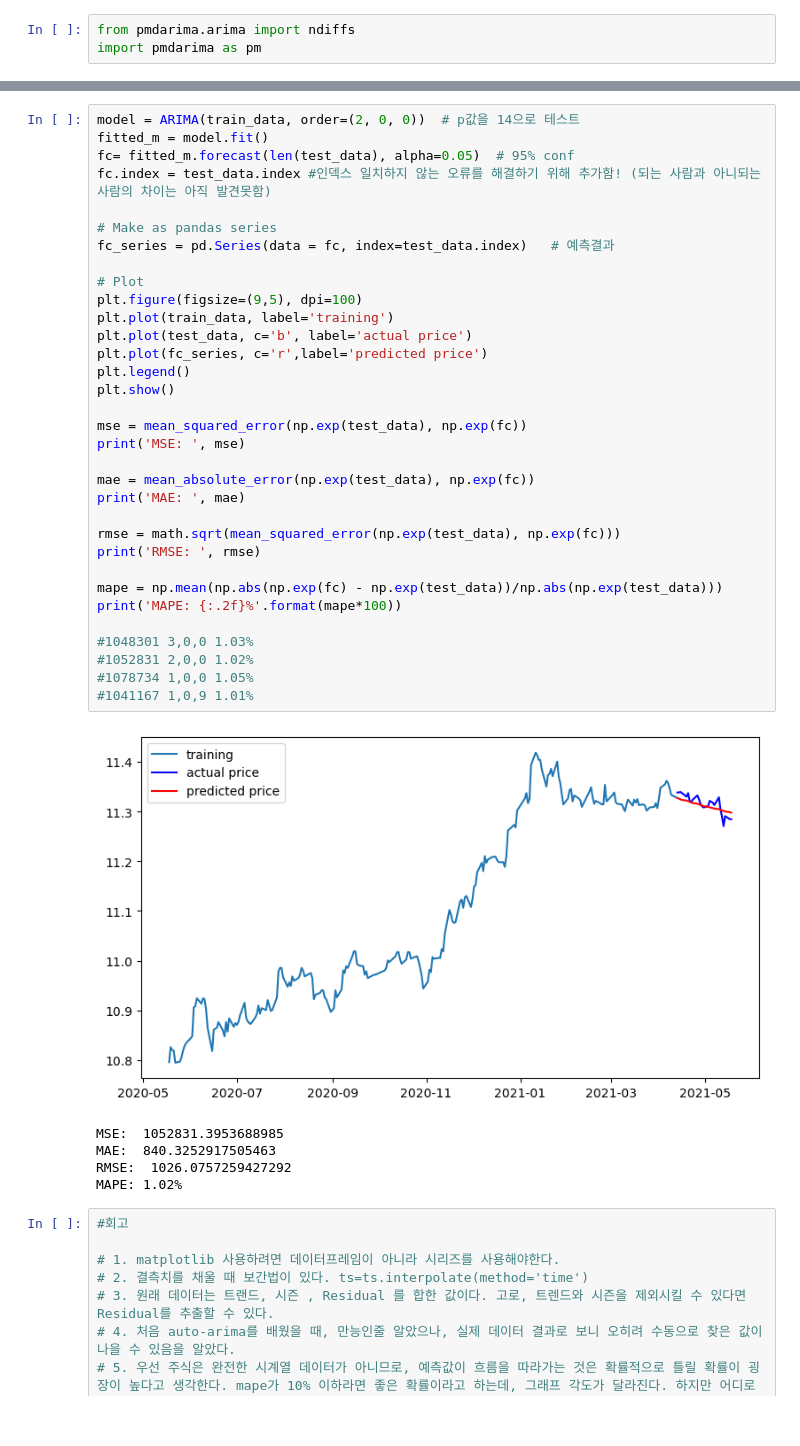
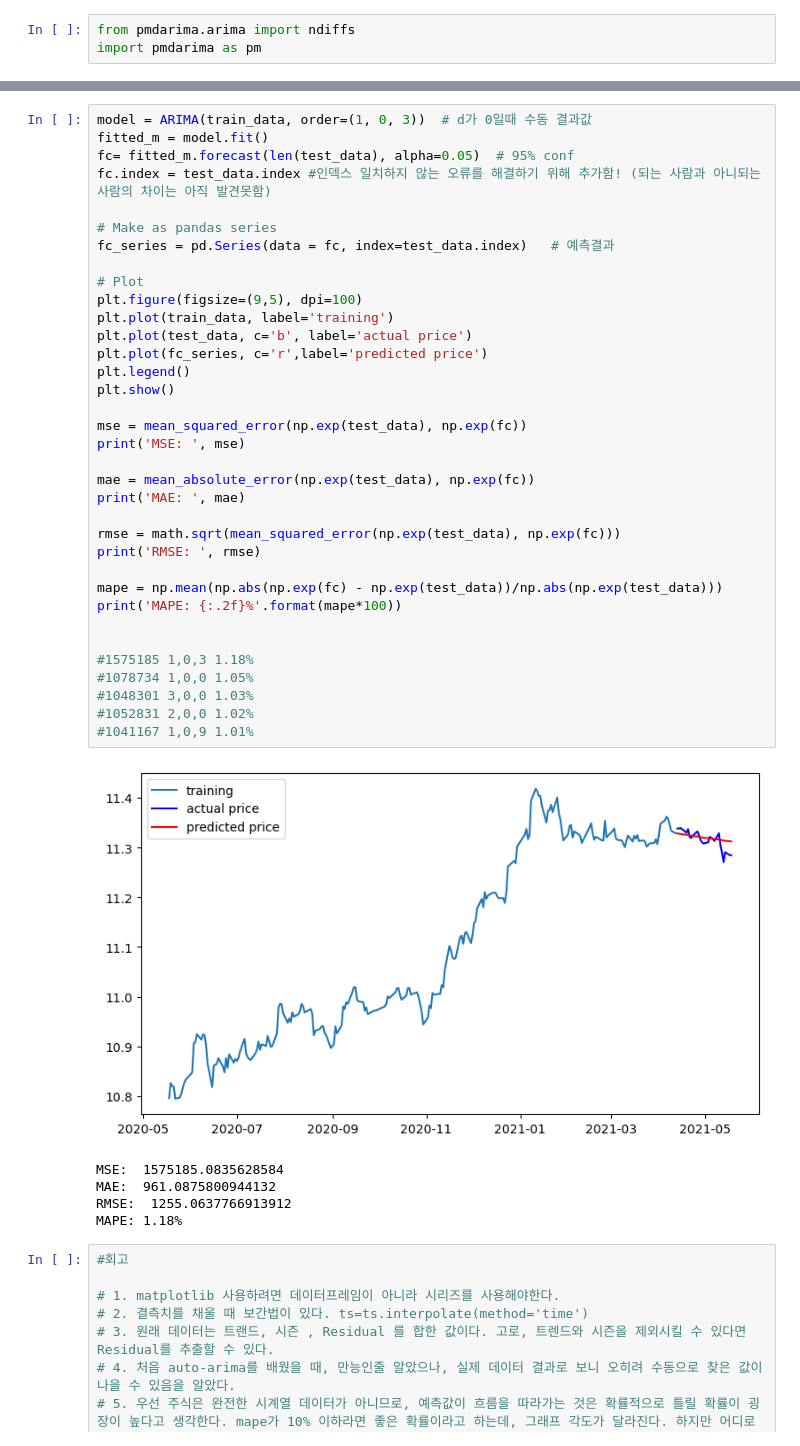
Before and after one commit to koreaTail/aiffel_git, a Jupyter notebook: samsung_stock_pre.ipynb, the cells around one changed output, grey strips where cells are left out. Cells and saved outputs as stored; diff of their text form.

```diff
--- a/samsung_stock_pre.ipynb
+++ b/samsung_stock_pre.ipynb
@@ -461,44 +466,46 @@ MAE:  1408.0000000000023
 RMSE:  1873.3926443754567
 MAPE: 1.74%
 # %%
-model = ARIMA(train_data, order=(2, 0, 0))  # p값을 14으로 테스트
+model = ARIMA(train_data, order=(1, 0, 3))  # d가 0일때 수동 결과값
 fitted_m = model.fit()
 fc= fitted_m.forecast(len(test_data), alpha=0.05)  # 95% conf
 fc.index = test_data.index #인덱스 일치하지 않는 오류를 해결하기 위해 추가함! (되는 사람과 아니되는 사람의 차이는 아직 발견못함)
 
 # Make as pandas series
 fc_series = pd.Series(data = fc, index=test_data.index)   # 예측결과
 
 # Plot
 plt.figure(figsize=(9,5), dpi=100)
 plt.plot(train_data, label='training')
 plt.plot(test_data, c='b', label='actual price')
 plt.plot(fc_series, c='r',label='predicted price')
 plt.legend()
 plt.show()
 
 mse = mean_squared_error(np.exp(test_data), np.exp(fc))
 print('MSE: ', mse)
 
 mae = mean_absolute_error(np.exp(test_data), np.exp(fc))
 print('MAE: ', mae)
 
 rmse = math.sqrt(mean_squared_error(np.exp(test_data), np.exp(fc)))
 print('RMSE: ', rmse)
 
 mape = np.mean(np.abs(np.exp(fc) - np.exp(test_data))/np.abs(np.exp(test_data)))
 print('MAPE: {:.2f}%'.format(mape*100))
 
+
+#1575185 1,0,3 1.18%
+#1078734 1,0,0 1.05%
 #1048301 3,0,0 1.03%
 #1052831 2,0,0 1.02%
-#1078734 1,0,0 1.05%
 #1041167 1,0,9 1.01%
 # %% [output]
-[figure, old version]
+[figure, new version]
-MSE:  1052831.3953688985
-MAE:  840.3252917505463
-RMSE:  1026.0757259427292
-MAPE: 1.02%
+MSE:  1575185.0835628584
+MAE:  961.0875800944132
+RMSE:  1255.0637766913912
+MAPE: 1.18%
 # %%
 #회고
 
```
Also changed, not shown: parts of 13 cells of this notebook.
